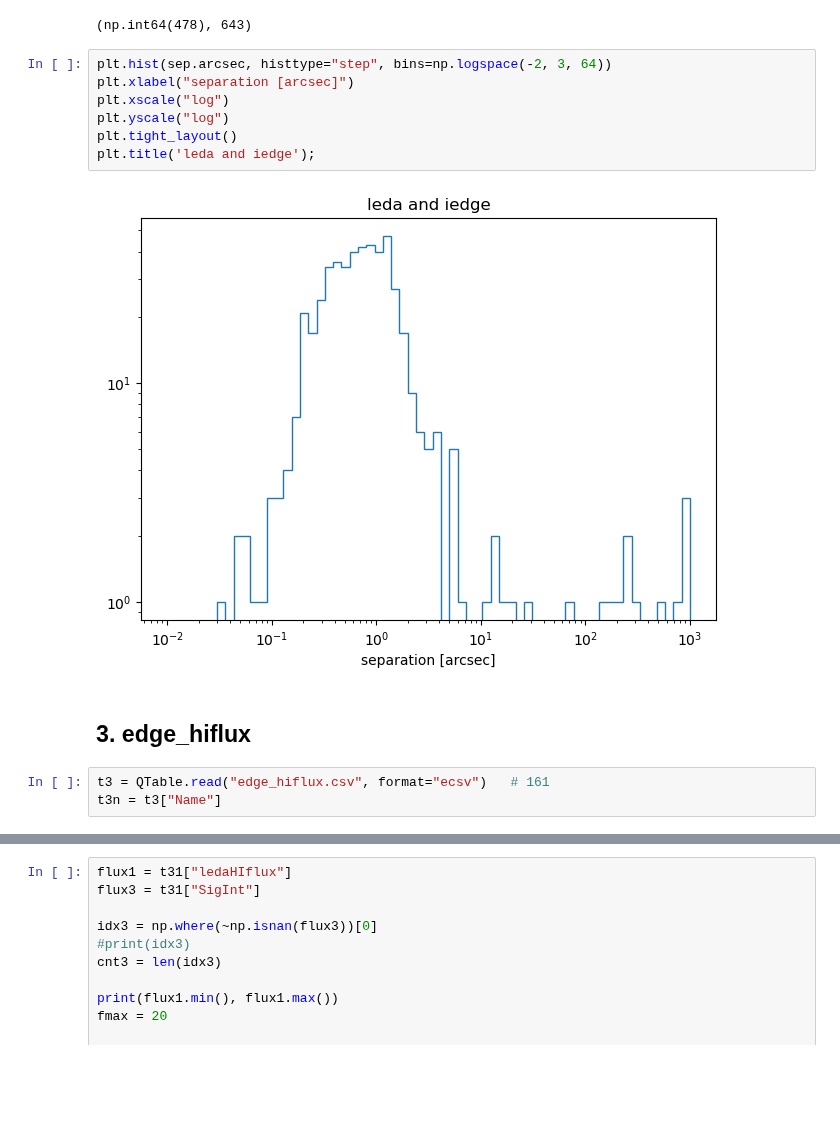
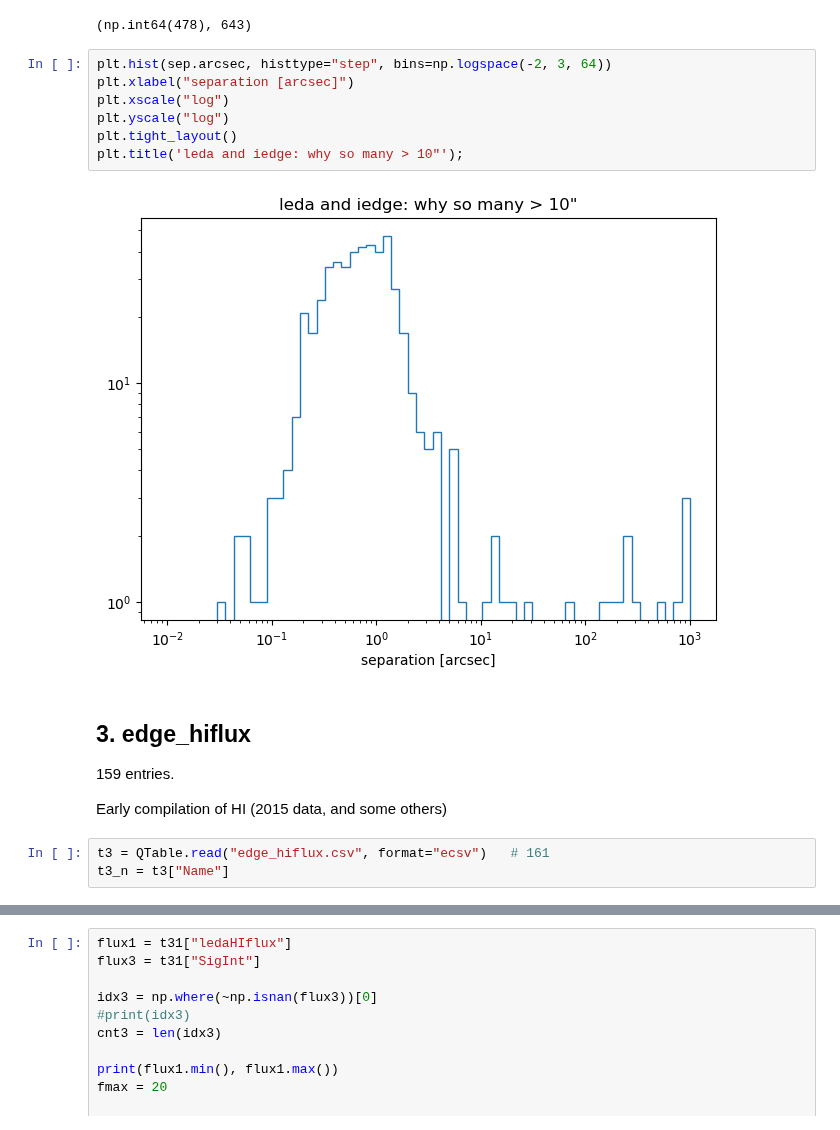
Before and after one commit to teuben/GBT-EDGE-HI, a Jupyter notebook: gals/hi_surveys.ipynb, the cells around one changed output, grey strips where cells are left out. Cells and saved outputs as stored; diff of their text form; blank space fills up the shorter version.

```diff
--- a/gals/hi_surveys.ipynb
+++ b/gals/hi_surveys.ipynb
@@ -388,16 +403,20 @@ mask12.sum(), len(t2)
 # %%
 plt.hist(sep.arcsec, histtype="step", bins=np.logspace(-2, 3, 64))
 plt.xlabel("separation [arcsec]")
 plt.xscale("log")
 plt.yscale("log")
 plt.tight_layout()
-plt.title('leda and iedge');
+plt.title('leda and iedge: why so many > 10"');
 # %% [output]
-[figure, old version]
+[figure, new version]
 # %% [markdown]
 ## 3. edge_hiflux
+
+159 entries.
+
+Early compilation of HI (2015 data, and some others)
 # %%
 t3 = QTable.read("edge_hiflux.csv", format="ecsv")   # 161
-t3n = t3["Name"]
+t3_n = t3["Name"]
 # %%
 t31 = join(t3,t1)   # 159
```
Also changed, not shown: parts of 33 cells of this notebook.
